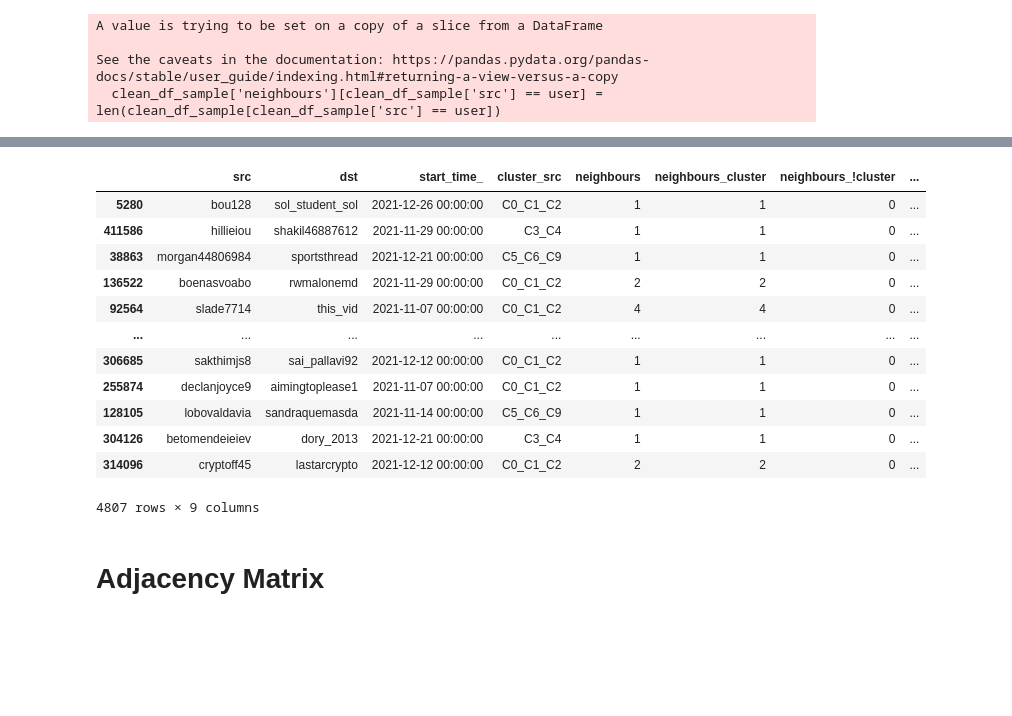
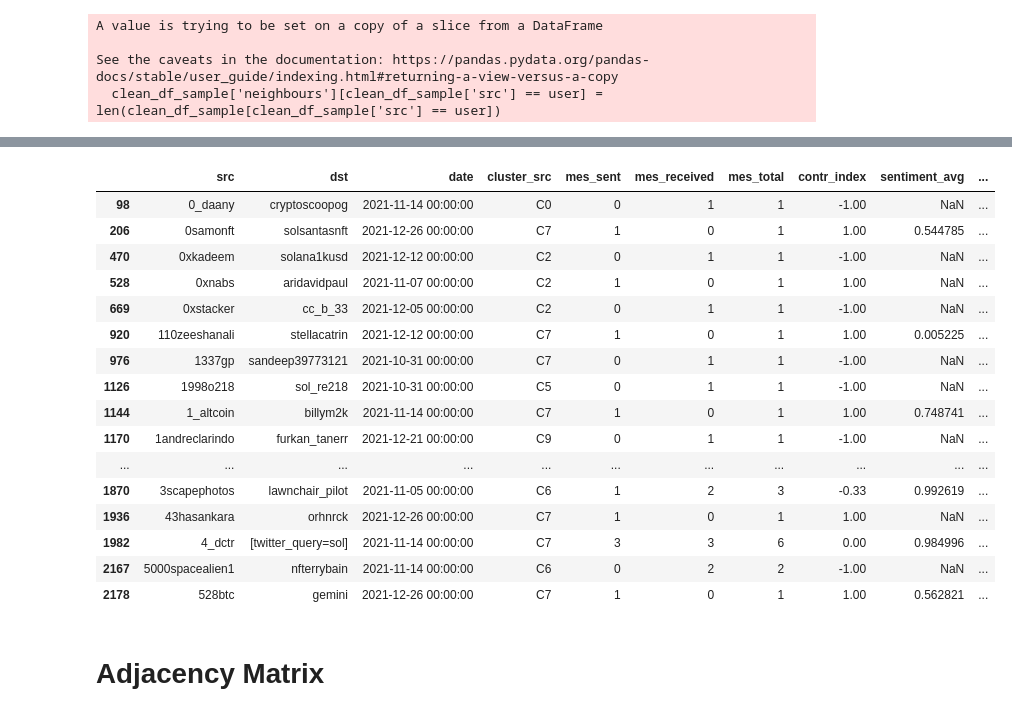
Before and after one commit to christianschwendner/coins_2122, a Jupyter notebook: Griffin_data/adjacency_matrix.ipynb, the cells around one changed output, grey strips where cells are left out. Saved outputs shown, nothing was run; the diff lists cells and outputs as text; code cells hidden in the pictures; blank space fills up the shorter version.

Commit message:
Finished Adj_Mat on sample set

```diff
--- a/Griffin_data/adjacency_matrix.ipynb
+++ b/Griffin_data/adjacency_matrix.ipynb
@@ -166,19 +141,23 @@ clean_df_sample[clean_df_sample['src'] == 'olanypekunibna1']
-# %%
-clean_df_sample
-# %% [output]
-|  | src | dst | start_time_ | cluster_src | neighbours | neighbours_cluster | neighbours_!cluster | ... |
-| 5280 | bou128 | sol_student_sol | 2021-12-26 00:00:00 | C0_C1_C2 | 1 | 1 | 0 | ... |
-| 411586 | hillieiou | shakil46887612 | 2021-11-29 00:00:00 | C3_C4 | 1 | 1 | 0 | ... |
-| 38863 | morgan44806984 | sportsthread | 2021-12-21 00:00:00 | C5_C6_C9 | 1 | 1 | 0 | ... |
-| 136522 | boenasvoabo | rwmalonemd | 2021-11-29 00:00:00 | C0_C1_C2 | 2 | 2 | 0 | ... |
-| 92564 | slade7714 | this_vid | 2021-11-07 00:00:00 | C0_C1_C2 | 4 | 4 | 0 | ... |
-| ... | ... | ... | ... | ... | ... | ... | ... | ... |
-| 306685 | sakthimjs8 | sai_pallavi92 | 2021-12-12 00:00:00 | C0_C1_C2 | 1 | 1 | 0 | ... |
-| 255874 | declanjoyce9 | aimingtoplease1 | 2021-11-07 00:00:00 | C0_C1_C2 | 1 | 1 | 0 | ... |
-| 128105 | lobovaldavia | sandraquemasda | 2021-11-14 00:00:00 | C5_C6_C9 | 1 | 1 | 0 | ... |
-| 304126 | betomendeieiev | dory_2013 | 2021-12-21 00:00:00 | C3_C4 | 1 | 1 | 0 | ... |
-| 314096 | cryptoff45 | lastarcrypto | 2021-12-12 00:00:00 | C0_C1_C2 | 2 | 2 | 0 | ... |
-4807 rows × 9 columns
+# %%
+clean_df_sample.sort_index().head(20)
+# %% [output]
+|  | src | dst | date | cluster_src | mes_sent | mes_received | mes_total | contr_index | sentiment_avg | ... |
+| 98 | 0_daany | cryptoscoopog | 2021-11-14 00:00:00 | C0 | 0 | 1 | 1 | -1.00 | NaN | ... |
+| 206 | 0samonft | solsantasnft | 2021-12-26 00:00:00 | C7 | 1 | 0 | 1 | 1.00 | 0.544785 | ... |
+| 470 | 0xkadeem | solana1kusd | 2021-12-12 00:00:00 | C2 | 0 | 1 | 1 | -1.00 | NaN | ... |
+| 528 | 0xnabs | aridavidpaul | 2021-11-07 00:00:00 | C2 | 1 | 0 | 1 | 1.00 | NaN | ... |
+| 669 | 0xstacker | cc_b_33 | 2021-12-05 00:00:00 | C2 | 0 | 1 | 1 | -1.00 | NaN | ... |
+| 920 | 110zeeshanali | stellacatrin | 2021-12-12 00:00:00 | C7 | 1 | 0 | 1 | 1.00 | 0.005225 | ... |
+| 976 | 1337gp | sandeep39773121 | 2021-10-31 00:00:00 | C7 | 0 | 1 | 1 | -1.00 | NaN | ... |
+| 1126 | 1998o218 | sol_re218 | 2021-10-31 00:00:00 | C5 | 0 | 1 | 1 | -1.00 | NaN | ... |
+| 1144 | 1_altcoin | billym2k | 2021-11-14 00:00:00 | C7 | 1 | 0 | 1 | 1.00 | 0.748741 | ... |
+| 1170 | 1andreclarindo | furkan_tanerr | 2021-12-21 00:00:00 | C9 | 0 | 1 | 1 | -1.00 | NaN | ... |
+| ... | ... | ... | ... | ... | ... | ... | ... | ... | ... | ... |
+| 1870 | 3scapephotos | lawnchair_pilot | 2021-11-05 00:00:00 | C6 | 1 | 2 | 3 | -0.33 | 0.992619 | ... |
+| 1936 | 43hasankara | orhnrck | 2021-12-26 00:00:00 | C7 | 1 | 0 | 1 | 1.00 | NaN | ... |
+| 1982 | 4_dctr | [twitter_query=sol] | 2021-11-14 00:00:00 | C7 | 3 | 3 | 6 | 0.00 | 0.984996 | ... |
+| 2167 | 5000spacealien1 | nfterrybain | 2021-11-14 00:00:00 | C6 | 0 | 2 | 2 | -1.00 | NaN | ... |
+| 2178 | 528btc | gemini | 2021-12-26 00:00:00 | C7 | 1 | 0 | 1 | 1.00 | 0.562821 | ... |
 # %%
 #user_df.rename(columns={'id':'cat_id'}, inplace=True)
 #user_df
```
Also changed, not shown: parts of 15 cells of this notebook, 14 other files.
